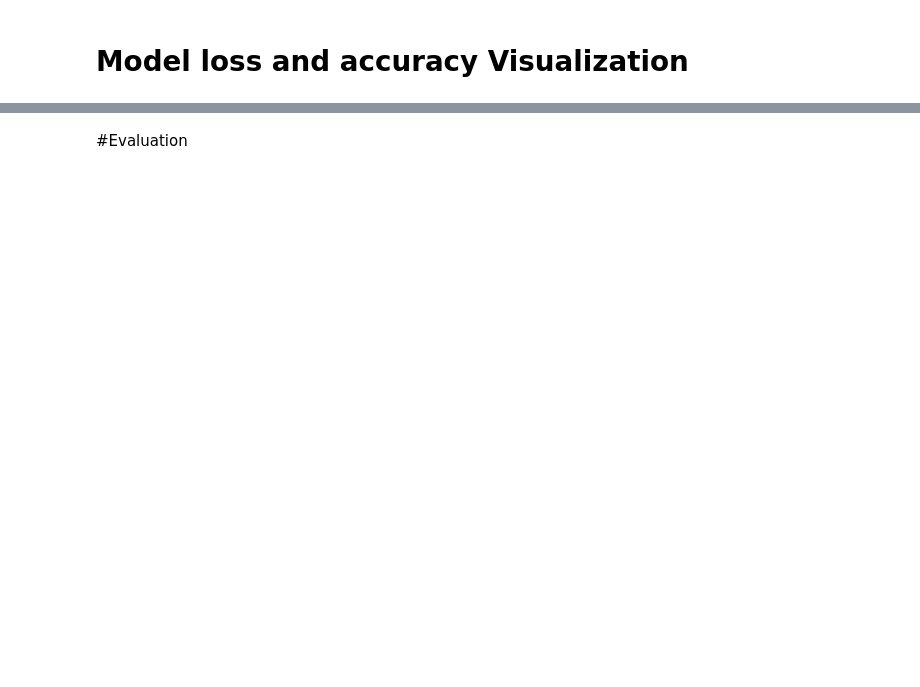
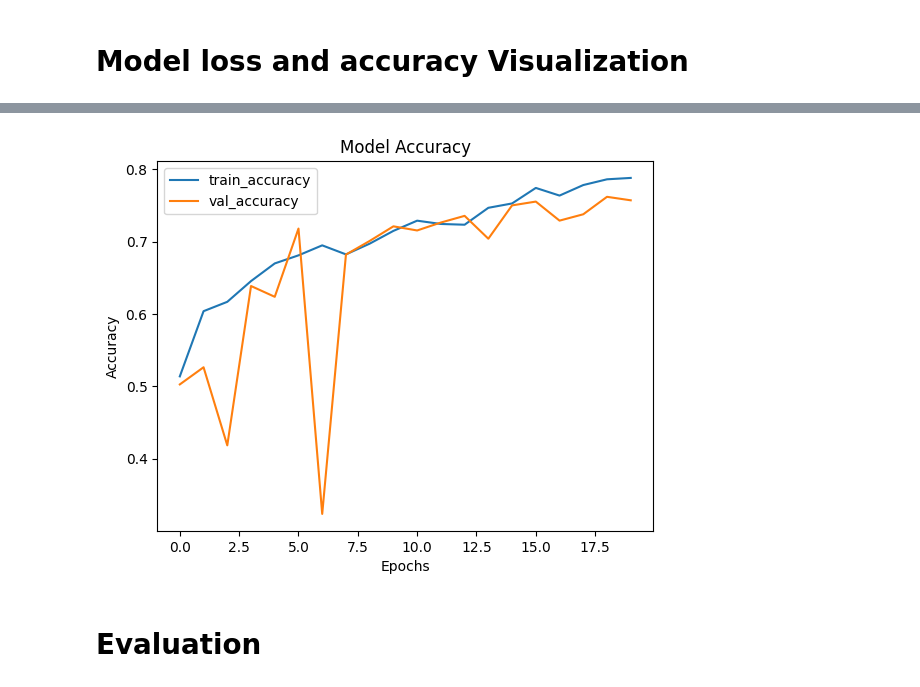
Before and after one commit to rakibulhaque9954/Emotion_detection_model, a Jupyter notebook: Emotion_detection_model.ipynb, the cells around one changed output, grey strips where cells are left out. Drawn from its saved outputs; the diff is of its cells as text; code cells hidden in the pictures; blank space fills up the shorter version.

```diff
--- a/Emotion_detection_model.ipynb
+++ b/Emotion_detection_model.ipynb
@@ -277,4 +419,14 @@ Epoch 3/20
+# %%
+plt.plot(history.history['accuracy'])
+plt.plot(history.history['val_accuracy'])
+plt.title('Model Accuracy')
+plt.ylabel('Accuracy')
+plt.xlabel('Epochs')
+plt.legend(['train_accuracy', 'val_accuracy'])
+plt.show()
+# %% [output]
+[figure, added]
 # %% [markdown]
-#Evaluation
+# Evaluation
 # %%
 model.evaluate(validation_dataset)
```
Also changed, not shown: parts of 65 cells of this notebook.
